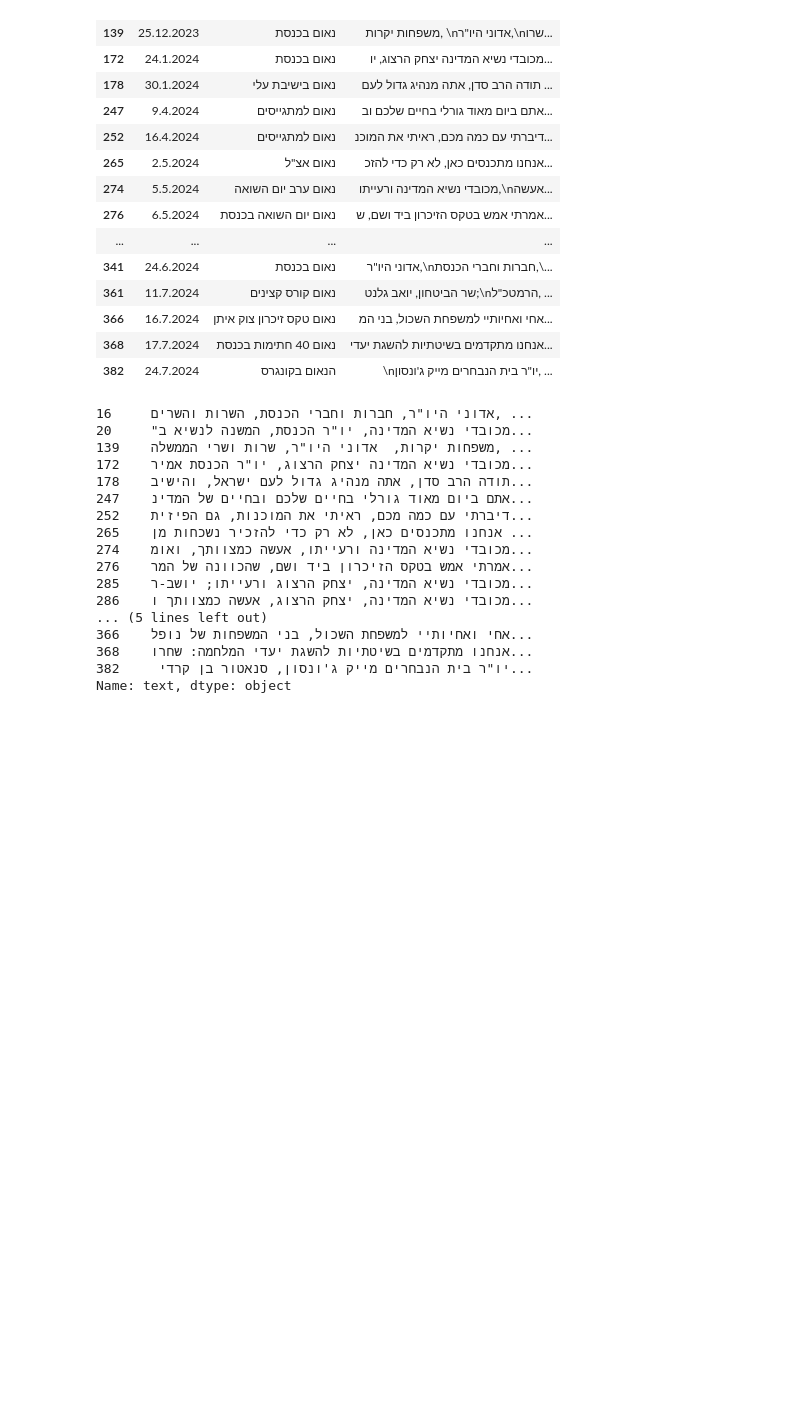
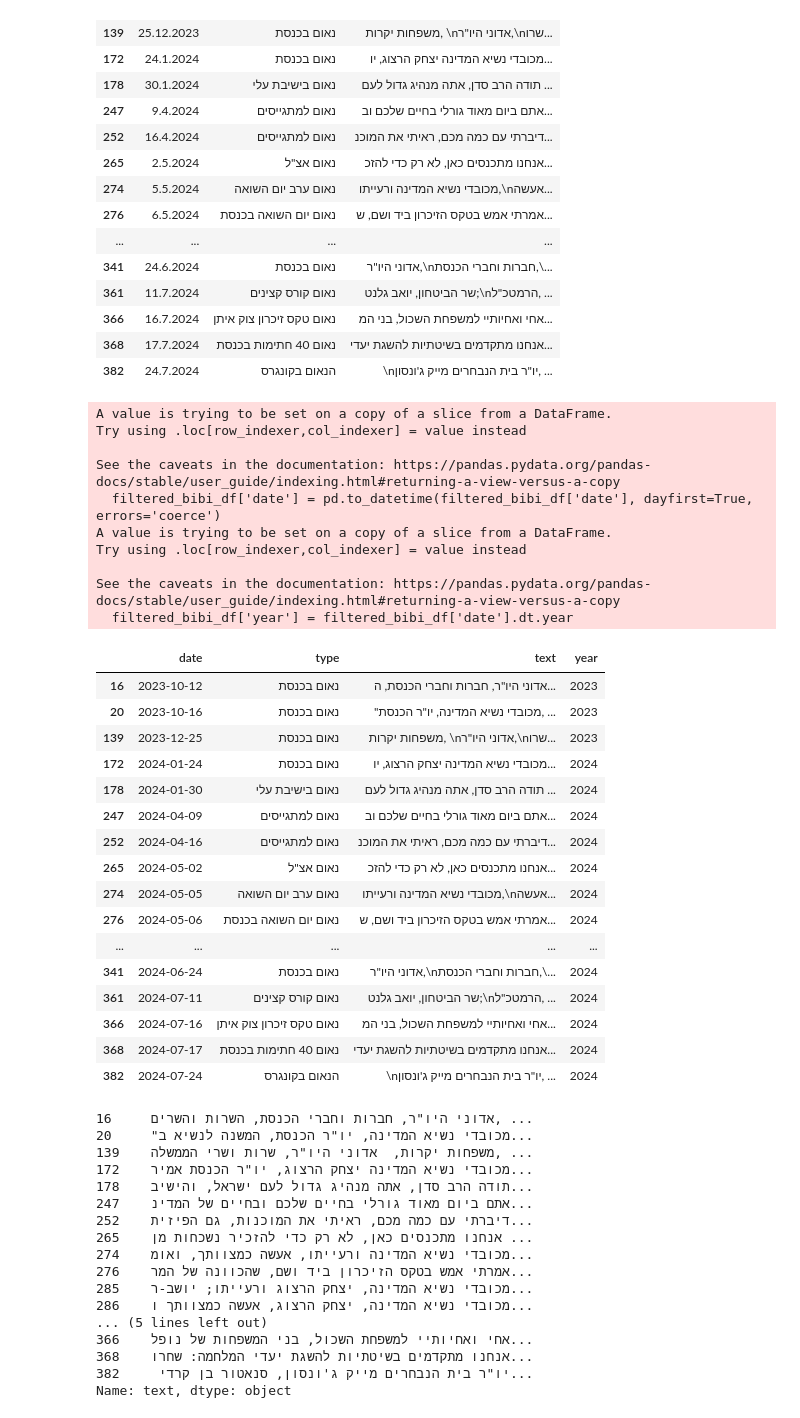
Before and after one commit to ErezLavi/hw3-nlp, a Jupyter notebook: hw3.ipynb, the cells around one changed output. Cells and saved outputs as stored; diff of their text form; code cells hidden in the pictures; blank space fills up the shorter version.

Commit message:
year filtering edit

```diff
--- a/hw3.ipynb
+++ b/hw3.ipynb
@@ -48,6 +49,39 @@ filtered_bibi_df
 | 366 | 16.7.2024 | נאום טקס זיכרון צוק איתן | אחי ואחיותיי למשפחת השכול, בני המ... |
 | 368 | 17.7.2024 | נאום 40 חתימות בכנסת | אנחנו מתקדמים בשיטתיות להשגת יעדי... |
 | 382 | 24.7.2024 | הנאום בקונגרס | \nיו"ר בית הנבחרים מייק ג'ונסון, ... |
+# %%
+# Add a new 'year' feature
+filtered_bibi_df['date'] = pd.to_datetime(filtered_bibi_df['date'], dayfirst=True, errors='coerce')
+filtered_bibi_df['year'] = filtered_bibi_df['date'].dt.year
+filtered_bibi_df
+# %% [output]
+A value is trying to be set on a copy of a slice from a DataFrame.
+Try using .loc[row_indexer,col_indexer] = value instead
+
+See the caveats in the documentation: https://pandas.pydata.org/pandas-docs/stable/user_guide/indexing.html#returning-a-view-versus-a-copy
+  filtered_bibi_df['date'] = pd.to_datetime(filtered_bibi_df['date'], dayfirst=True, errors='coerce')
+A value is trying to be set on a copy of a slice from a DataFrame.
+Try using .loc[row_indexer,col_indexer] = value instead
+
+See the caveats in the documentation: https://pandas.pydata.org/pandas-docs/stable/user_guide/indexing.html#returning-a-view-versus-a-copy
+  filtered_bibi_df['year'] = filtered_bibi_df['date'].dt.year
+|  | date | type | text | year |
+| 16 | 2023-10-12 | נאום בכנסת | אדוני היו"ר, חברות וחברי הכנסת, ה... | 2023 |
+| 20 | 2023-10-16 | נאום בכנסת | "מכובדי נשיא המדינה, יו"ר הכנסת, ... | 2023 |
+| 139 | 2023-12-25 | נאום בכנסת | משפחות יקרות, \nאדוני היו"ר,\nשרו... | 2023 |
+| 172 | 2024-01-24 | נאום בכנסת | מכובדי נשיא המדינה יצחק הרצוג, יו... | 2024 |
+| 178 | 2024-01-30 | נאום בישיבת עלי | תודה הרב סדן, אתה מנהיג גדול לעם ... | 2024 |
+| 247 | 2024-04-09 | נאום למתגייסים | אתם ביום מאוד גורלי בחיים שלכם וב... | 2024 |
+| 252 | 2024-04-16 | נאום למתגייסים | דיברתי עם כמה מכם, ראיתי את המוכנ... | 2024 |
+| 265 | 2024-05-02 | נאום אצ"ל | אנחנו מתכנסים כאן, לא רק כדי להזכ... | 2024 |
+| 274 | 2024-05-05 | נאום ערב יום השואה | מכובדי נשיא המדינה ורעייתו,\nאעשה... | 2024 |
+| 276 | 2024-05-06 | נאום יום השואה בכנסת | אמרתי אמש בטקס הזיכרון ביד ושם, ש... | 2024 |
+| ... | ... | ... | ... | ... |
+| 341 | 2024-06-24 | נאום בכנסת | אדוני היו"ר,\nחברות וחברי הכנסת,\... | 2024 |
+| 361 | 2024-07-11 | נאום קורס קצינים | שר הביטחון, יואב גלנט;\nהרמטכ"ל, ... | 2024 |
+| 366 | 2024-07-16 | נאום טקס זיכרון צוק איתן | אחי ואחיותיי למשפחת השכול, בני המ... | 2024 |
+| 368 | 2024-07-17 | נאום 40 חתימות בכנסת | אנחנו מתקדמים בשיטתיות להשגת יעדי... | 2024 |
+| 382 | 2024-07-24 | הנאום בקונגרס | \nיו"ר בית הנבחרים מייק ג'ונסון, ... | 2024 |
 # %%
 # remove '\n' from the text column
 filtered_bibi_df.loc[:, 'text'] = filtered_bibi_df['text'].str.replace('\n', ' ', regex=False)
```
Also changed, not shown: parts of 6 cells of this notebook.
